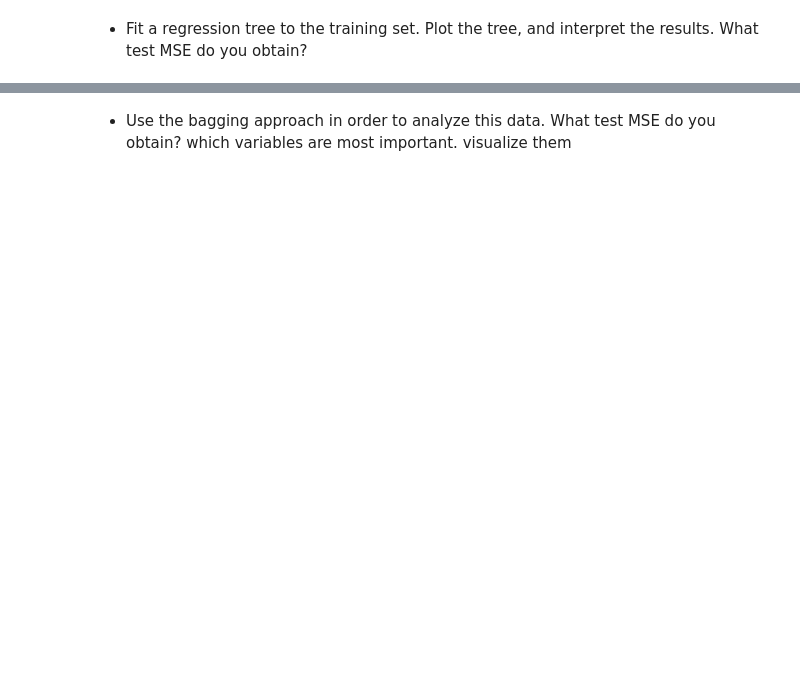
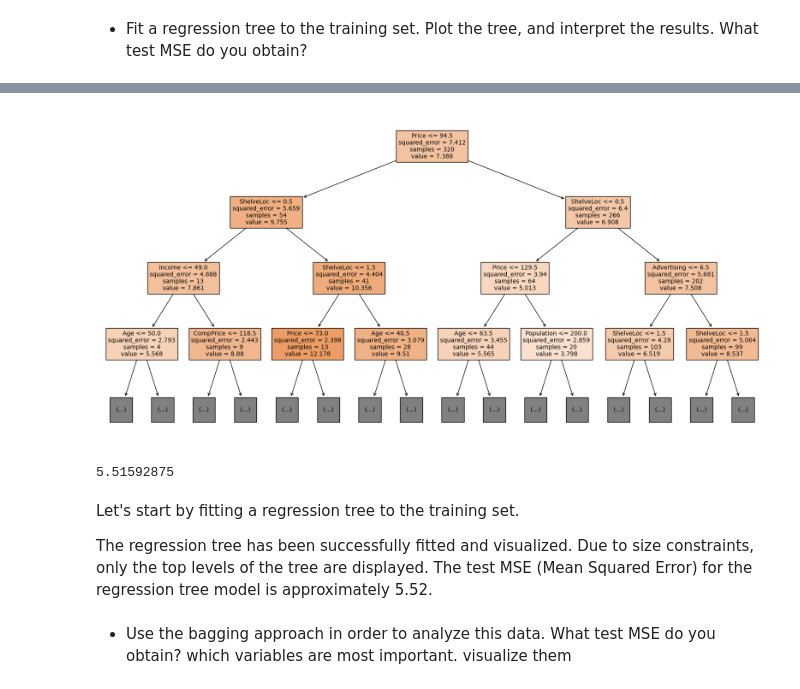
Before and after one commit to peyman886/machine-learning-coursework, a Jupyter notebook: Bahrak 1402-1/HomeWork/HW05/New folder/Machine_Learning_HW05 (1).ipynb, the cells around one changed output, grey strips where cells are left out. Cells and saved outputs as stored; diff of their text form; code cells hidden in the pictures; blank space fills up the shorter version.

```diff
--- a/Bahrak 1402-1/HomeWork/HW05/New folder/Machine_Learning_HW05 (1).ipynb
+++ b/Bahrak 1402-1/HomeWork/HW05/New folder/Machine_Learning_HW05 (1).ipynb
@@ -900,3 +900,10 @@ from sklearn.ensemble import RandomForestRegressor
 from sklearn.metrics import mean_squared_error
 from sklearn.model_selection import train_test_split
 from sklearn.tree import DecisionTreeRegressor, export_graphviz
+# %%
+# Load the dataset
+file_path = 'Carseats.csv'
+carseats_data = pd.read_csv(file_path)
+
+# Display the first few rows of the dataset to understand its structure
+carseats_data.head()
@@ -907,0 +967,12 @@ from sklearn.tree import DecisionTreeRegressor, export_graphviz
+# %%
+from sklearn.model_selection import train_test_split
+
+# Define the features and target variable
+X = carseats_data.drop('Sales', axis=1)
+y = carseats_data['Sales']
+
+# Splitting the dataset into training and testing sets (80% train, 20% test)
+X_train, X_test, y_train, y_test = train_test_split(X, y, test_size=0.2, random_state=42)
+
+# Display the shape of the training and testing sets
+(X_train.sha  pe, X_test.shape, y_train.shape, y_test.shape)
@@ -913,2 +992,31 @@ the results. What test MSE do you obtain?
+# %%
+from sklearn.tree import DecisionTreeRegressor
+import matplotlib.pyplot as plt
+from sklearn.tree import plot_tree
+from sklearn.metrics import mean_squared_error
+
+# Fit a regression tree
+reg_tree = DecisionTreeRegressor(random_state=42)
+reg_tree.fit(X_train, y_train)
+
+# Predict on test set
+y_pred = reg_tree.predict(X_test)
+
+# Calculate Test MSE
+test_mse = mean_squared_error(y_test, y_pred)
+
+# Plotting the tree (only top levels due to size constraint)
+plt.figure(figsize=(20,10))
+plot_tree(reg_tree, filled=True, feature_names=X.columns, max_depth=3, fontsize=10)
+plt.show()
+
+test_mse
+# %% [output]
+[figure, added]
+5.51592875
+# %% [markdown]
+Let's start by fitting a regression tree to the training set.
+
+The regression tree has been successfully fitted and visualized. Due to size constraints, only the top levels of the tree are displayed. The test MSE (Mean Squared Error) for the regression tree model is approximately 5.52.
 # %% [markdown]
 - Use the bagging approach in order to analyze this data. What test MSE do you obtain? which variables are most important. visualize them
```
Also changed, not shown: parts of 22 cells of this notebook.
